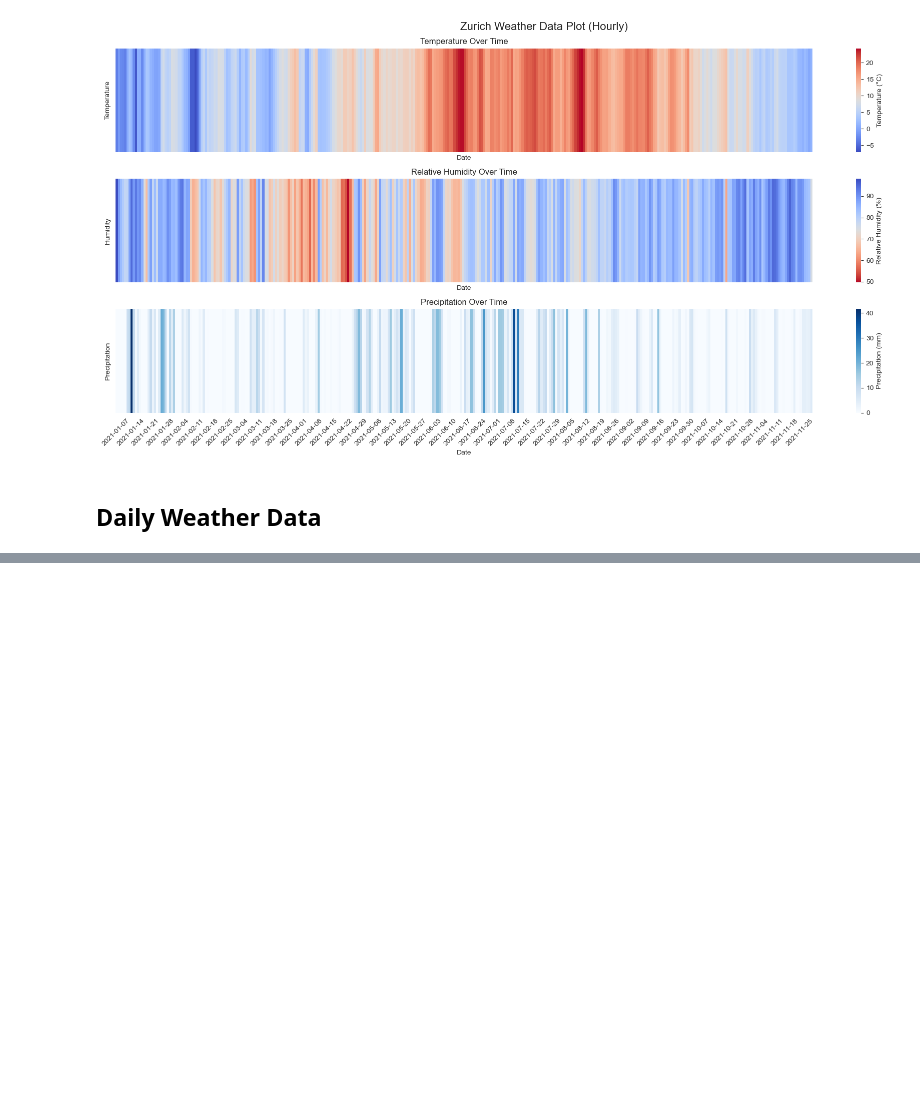
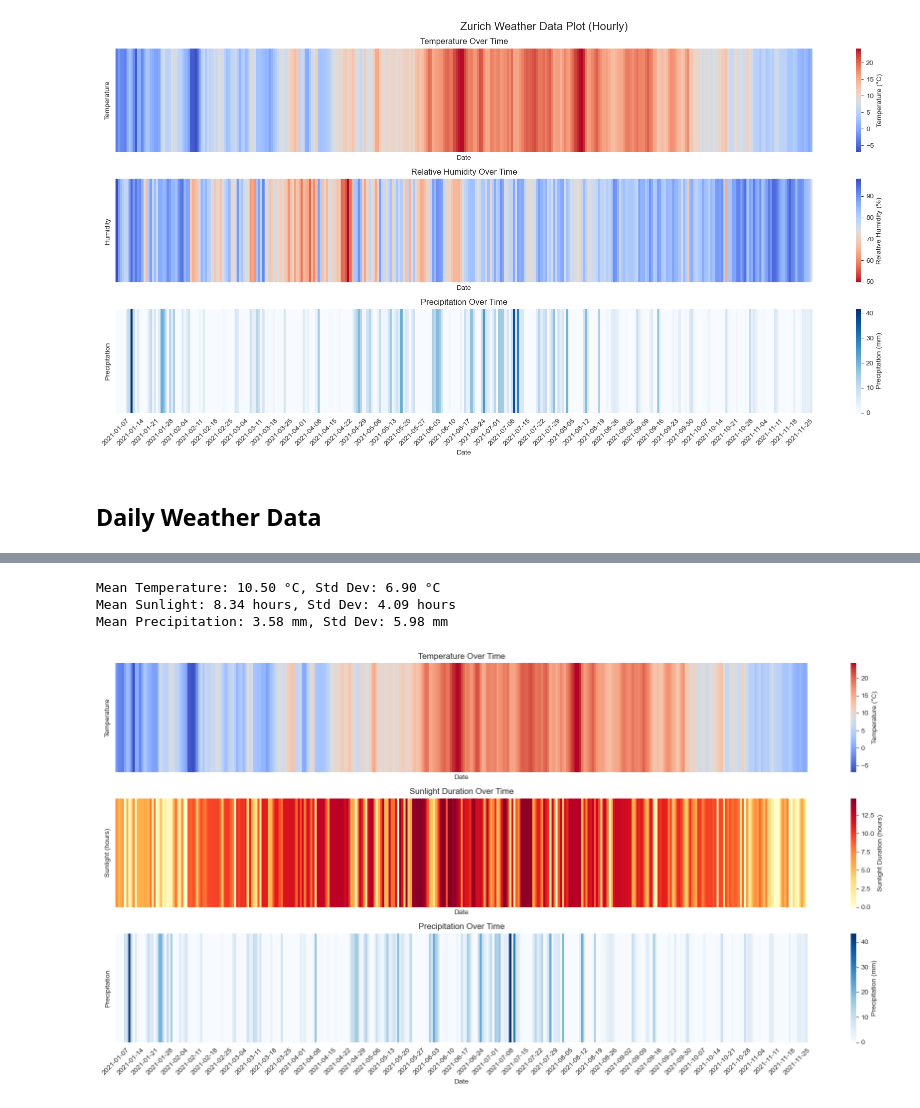
Before and after one commit to Taremeh/visualize-digital-health-seminar, a Jupyter notebook: weather/Weather_Data.ipynb, the cells around one changed output, grey strips where cells are left out. Drawn from its saved outputs; the diff is of its cells as text; code cells hidden in the pictures; blank space fills up the shorter version.

```diff
--- a/weather/Weather_Data.ipynb
+++ b/weather/Weather_Data.ipynb
@@ -253,0 +415,68 @@ See the caveats in the documentation: https://pandas.pydata.org/pandas-docs/stab
+# %%
+import pandas as pd
+import matplotlib.pyplot as plt
+import seaborn as sns
+
+# Read the daily weather CSV file
+weather_df = pd.read_csv('zurich_weather_daily.csv')
+
+# Convert the 'date' column to datetime
+weather_df['date'] = pd.to_datetime(weather_df['date'])
+
+# Set the date as the index for plotting
+weather_df.set_index('date', inplace=True)
+
+# Select only the required columns
+plot_data = weather_df[['temperature_2m_mean', 'sunshine_duration', 'precipitation_sum']]
+
+# Convert sunshine_duration from seconds to hours
+plot_data['sunshine_duration'] = plot_data['sunshine_duration'] / 3600
+
+# Rename columns for better readability in the plot
+plot_data.rename(columns={
+    'temperature_2m_mean': 'Temperature',
+    'sunshine_duration': 'Sunlight (hours)',
+    'precipitation_sum': 'Precipitation'
+}, inplace=True)
+
+# Compute the mean and standard deviation for each column
+mean_temperature = plot_data['Temperature'].mean()
+std_temperature = plot_data['Temperature'].std()
+
+mean_sunlight = plot_data['Sunlight (hours)'].mean()
+std_sunlight = plot_data['Sunlight (hours)'].std()
+
+mean_precipitation = plot_data['Precipitation'].mean()
+std_precipitation = plot_data['Precipitation'].std()
+
+# Print the computed statistics
+print(f'Mean Temperature: {mean_temperature:.2f} °C, Std Dev: {std_temperature:.2f} °C')
+print(f'Mean Sunlight: {mean_sunlight:.2f} hours, Std Dev: {std_sunlight:.2f} hours')
+print(f'Mean Precipitation: {mean_precipitation:.2f} mm, Std Dev: {std_precipitation:.2f} mm')
+
+# Plotting
+fig, axs = plt.subplots(nrows=3, ncols=1, figsize=(18, 9), sharex=True)
+
+# Temperature heatmap
+sns.heatmap(plot_data[['Temperature']].T, cmap='coolwarm', ax=axs[0], cbar_kws={'label': 'Temperature (°C)'})
+axs[0].set_title('Temperature Over Time')
+
+# Sunlight heatmap
+sns.heatmap(plot_data[['Sunlight (hours)']].T, cmap='YlOrRd', ax=axs[1], cbar_kws={'label': 'Sunlight Duration (hours)'})
+axs[1].set_title('Sunlight Duration Over Time')
+
+# Precipitation heatmap
+sns.heatmap(plot_data[['Precipitation']].T, cmap='Blues', ax=axs[2], cbar_kws={'label': 'Precipitation (mm)'})
+axs[2].set_title('Precipitation Over Time')
+
+# Customize the plot
+for ax in axs:
+    ax.set_xlabel('Date')
+    ax.set_ylabel('')
+    # Set x-ticks every 7 days
+    ax.set_xticks(range(0, len(plot_data.index), 7))
+    ax.set_xticklabels(plot_data.index[::7].strftime('%Y-%m-%d'), rotation=45)
+
+plt.tight_layout()
+plt.show()
+# %% [output]
@@ -253,0 +492,4 @@ See the caveats in the documentation: https://pandas.pydata.org/pandas-docs/stab
+Mean Temperature: 10.50 °C, Std Dev: 6.90 °C
+Mean Sunlight: 8.34 hours, Std Dev: 4.09 hours
+Mean Precipitation: 3.58 mm, Std Dev: 5.98 mm
+[figure, added]
```
Also changed, not shown: parts of 11 cells of this notebook, 4 other files.
